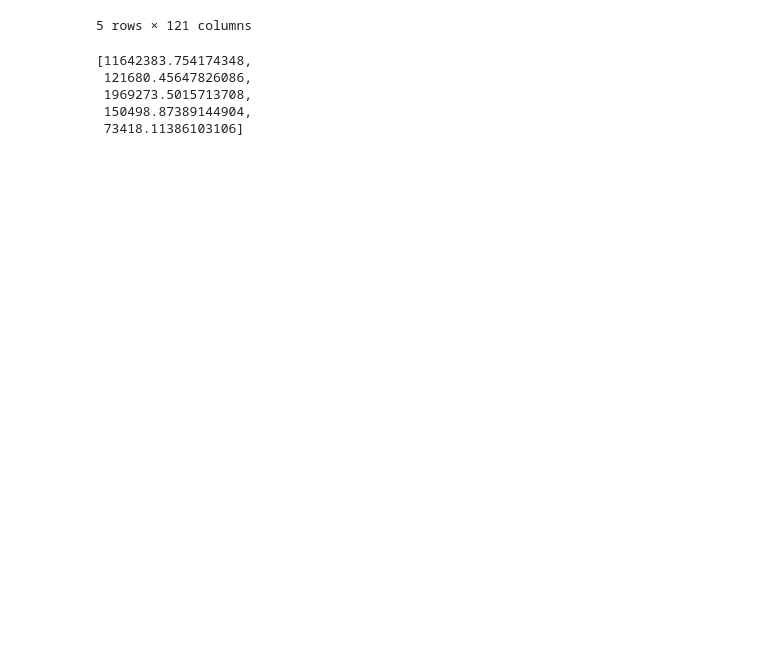
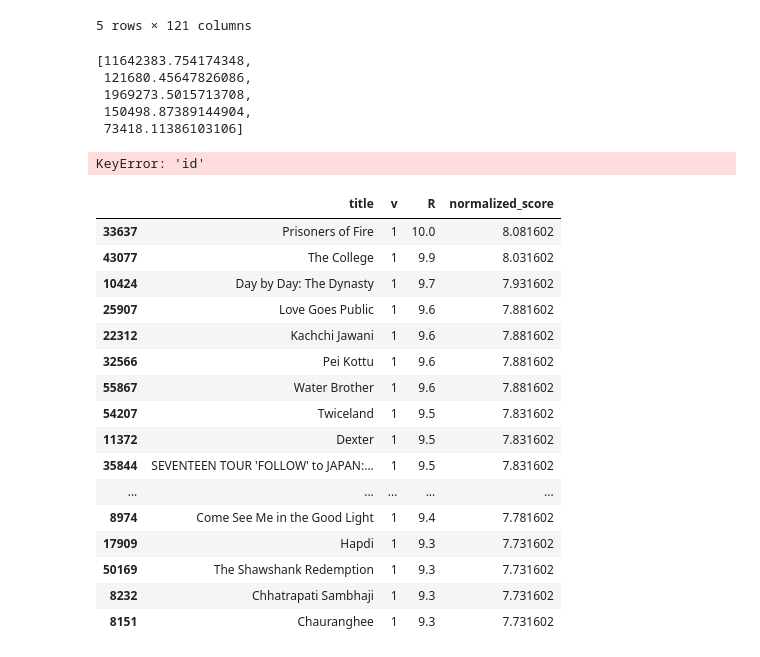
Before and after one commit to phodgkins/dm-movies, a Jupyter notebook: load_data.ipynb, the cells around one changed output. Drawn from its saved outputs; the diff is of its cells as text; code cells hidden in the pictures; blank space fills up the shorter version.

```diff
--- a/load_data.ipynb
+++ b/load_data.ipynb
@@ -594,0 +625,27 @@ df[df.notna().all(axis=1)]['inflation_adjusted_usd'].head().to_list()
+# %%
+movies = df.copy()[["id", "title"]].drop_duplicates()
+
+movie_stats = movie_stats.merge(movies, on="id", how="left")
+# %% [output]
+KeyError: 'id'
+# %%
+top = movie_stats.sort_values("normalized_score", ascending=False).head(20)
+top[["title", "v", "R", "normalized_score"]]
+# %% [output]
+|  | title | v | R | normalized_score |
+| 33637 | Prisoners of Fire | 1 | 10.0 | 8.081602 |
+| 43077 | The College | 1 | 9.9 | 8.031602 |
+| 10424 | Day by Day: The Dynasty | 1 | 9.7 | 7.931602 |
+| 25907 | Love Goes Public | 1 | 9.6 | 7.881602 |
+| 22312 | Kachchi Jawani | 1 | 9.6 | 7.881602 |
+| 32566 | Pei Kottu | 1 | 9.6 | 7.881602 |
+| 55867 | Water Brother | 1 | 9.6 | 7.881602 |
+| 54207 | Twiceland | 1 | 9.5 | 7.831602 |
+| 11372 | Dexter | 1 | 9.5 | 7.831602 |
+| 35844 | SEVENTEEN TOUR 'FOLLOW' to JAPAN:... | 1 | 9.5 | 7.831602 |
+| ... | ... | ... | ... | ... |
+| 8974 | Come See Me in the Good Light | 1 | 9.4 | 7.781602 |
+| 17909 | Hapdi | 1 | 9.3 | 7.731602 |
+| 50169 | The Shawshank Redemption | 1 | 9.3 | 7.731602 |
+| 8232 | Chhatrapati Sambhaji | 1 | 9.3 | 7.731602 |
+| 8151 | Chauranghee | 1 | 9.3 | 7.731602 |
```
Also changed, not shown: parts of 14 cells of this notebook, 2 other files.
